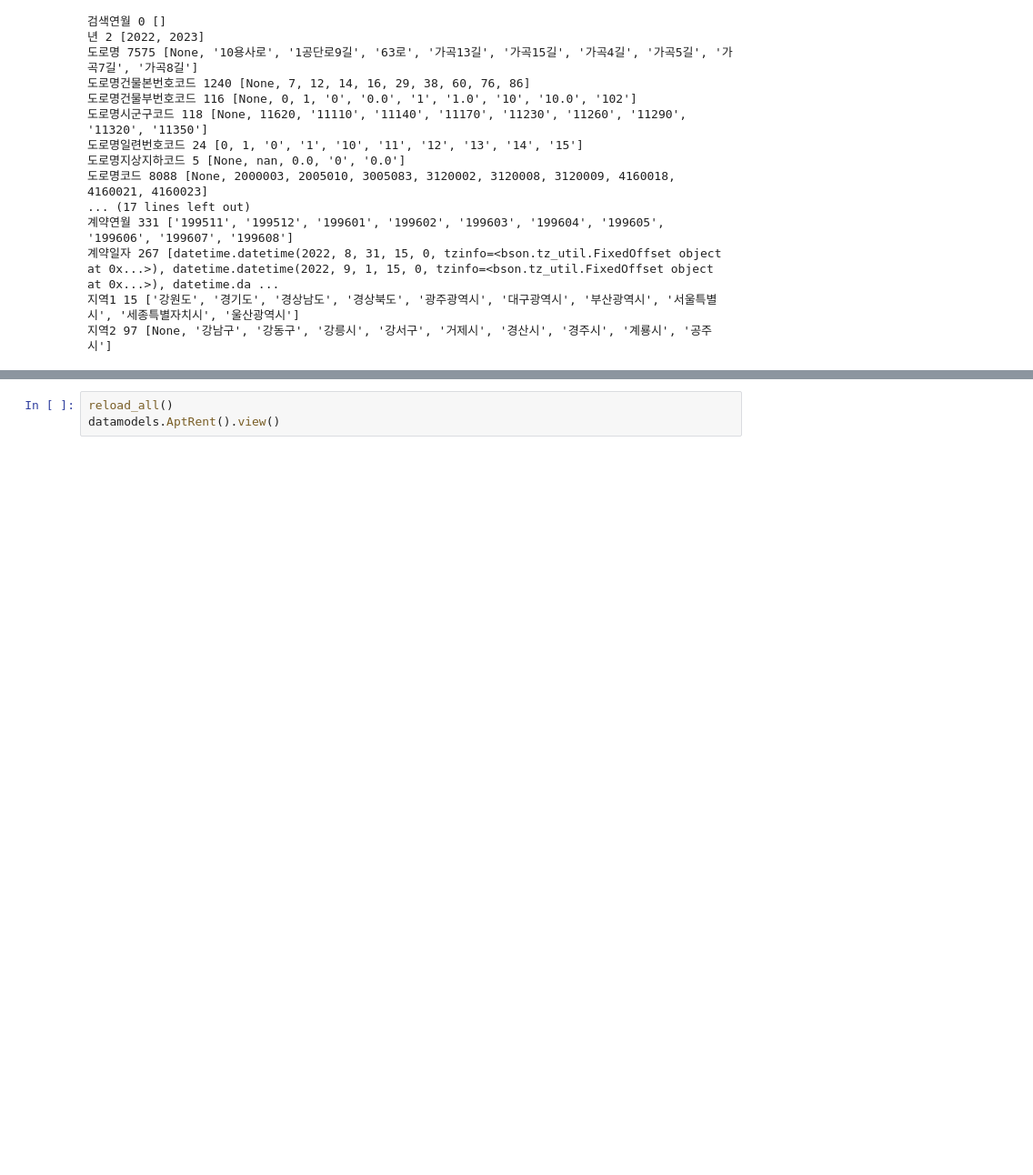
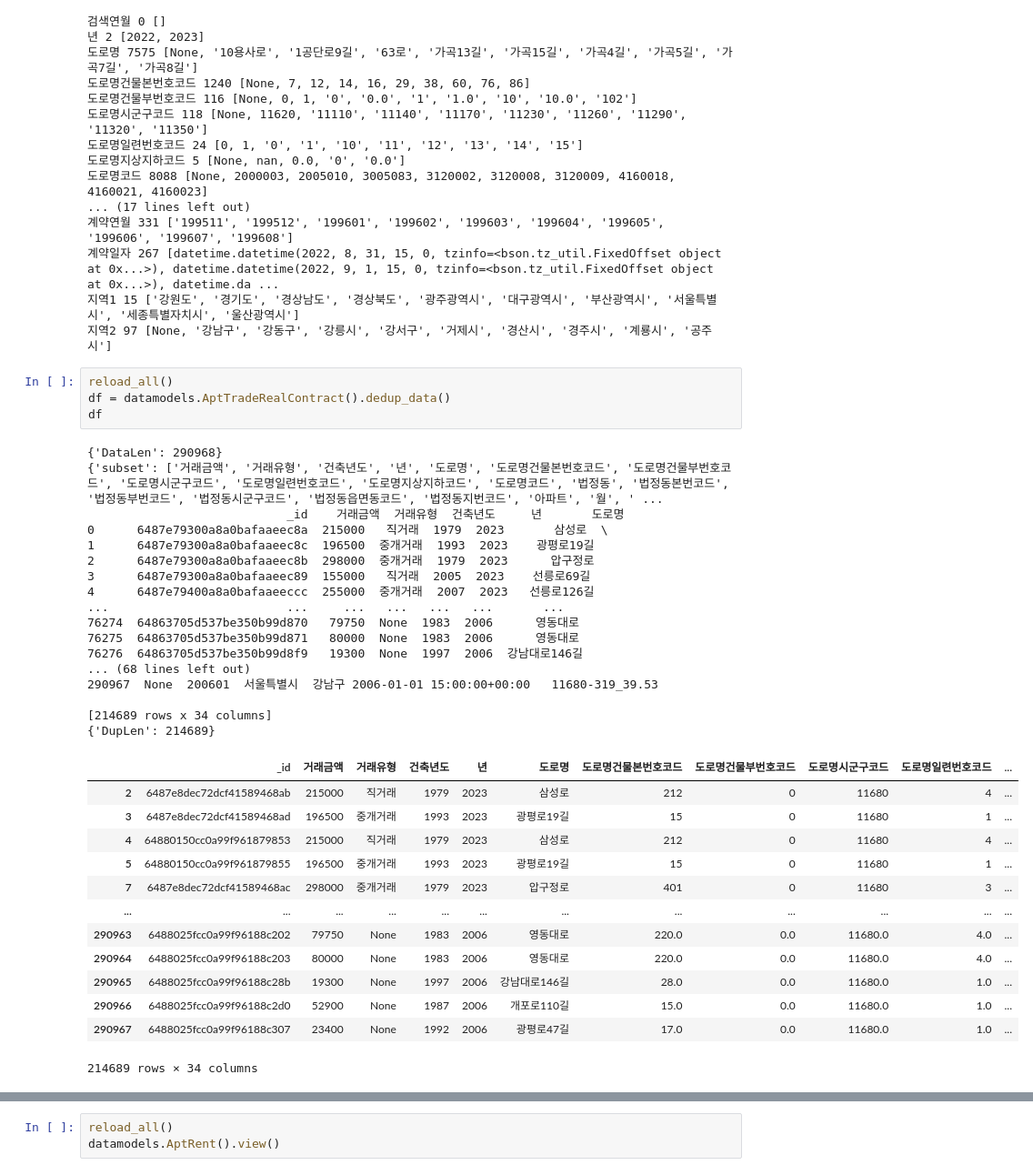
Before and after one commit to innovata/GovDataScience, a Jupyter notebook: jupyter/DataView.ipynb, the cells around one changed output, grey strips where cells are left out. Shown at 91% size. Drawn from its saved outputs; the diff is of its cells as text; blank space fills up the shorter version.

```diff
--- a/jupyter/DataView.ipynb
+++ b/jupyter/DataView.ipynb
@@ -130,3 +130,38 @@ datamodels.AptTradeRealContract().inspect()
 계약일자 267 [datetime.datetime(2022, 8, 31, 15, 0, tzinfo=<bson.tz_util.FixedOffset object at 0x...>), datetime.datetime(2022, 9, 1, 15, 0, tzinfo=<bson.tz_util.FixedOffset object at 0x...>), datetime.da ...
 지역1 15 ['강원도', '경기도', '경상남도', '경상북도', '광주광역시', '대구광역시', '부산광역시', '서울특별시', '세종특별자치시', '울산광역시']
 지역2 97 [None, '강남구', '강동구', '강릉시', '강서구', '거제시', '경산시', '경주시', '계룡시', '공주시']
+# %%
+reload_all()
+df = datamodels.AptTradeRealContract().dedup_data()
+df
+# %% [output]
+{'DataLen': 290968}
+{'subset': ['거래금액', '거래유형', '건축년도', '년', '도로명', '도로명건물본번호코드', '도로명건물부번호코드', '도로명시군구코드', '도로명일련번호코드', '도로명지상지하코드', '도로명코드', '법정동', '법정동본번코드', '법정동부번코드', '법정동시군구코드', '법정동읍면동코드', '법정동지번코드', '아파트', '월', ' ...
+                            _id    거래금액  거래유형  건축년도     년       도로명
+0      6487e79300a8a0bafaaeec8a  215000   직거래  1979  2023       삼성로  \
+1      6487e79300a8a0bafaaeec8c  196500  중개거래  1993  2023    광평로19길
+2      6487e79300a8a0bafaaeec8b  298000  중개거래  1979  2023      압구정로
+3      6487e79300a8a0bafaaeec89  155000   직거래  2005  2023    선릉로69길
+4      6487e79400a8a0bafaaeeccc  255000  중개거래  2007  2023   선릉로126길
+...                         ...     ...   ...   ...   ...       ...
+76274  64863705d537be350b99d870   79750  None  1983  2006      영동대로
+76275  64863705d537be350b99d871   80000  None  1983  2006      영동대로
+76276  64863705d537be350b99d8f9   19300  None  1997  2006  강남대로146길
+... (68 lines left out)
+290967  None  200601  서울특별시  강남구 2006-01-01 15:00:00+00:00   11680-319_39.53
+
+[214689 rows x 34 columns]
+{'DupLen': 214689}
+|  | _id | 거래금액 | 거래유형 | 건축년도 | 년 | 도로명 | 도로명건물본번호코드 | 도로명건물부번호코드 | 도로명시군구코드 | 도로명일련번호코드 | ... |
+| 2 | 6487e8dec72dcf41589468ab | 215000 | 직거래 | 1979 | 2023 | 삼성로 | 212 | 0 | 11680 | 4 | ... |
+| 3 | 6487e8dec72dcf41589468ad | 196500 | 중개거래 | 1993 | 2023 | 광평로19길 | 15 | 0 | 11680 | 1 | ... |
+| 4 | 64880150cc0a99f961879853 | 215000 | 직거래 | 1979 | 2023 | 삼성로 | 212 | 0 | 11680 | 4 | ... |
+| 5 | 64880150cc0a99f961879855 | 196500 | 중개거래 | 1993 | 2023 | 광평로19길 | 15 | 0 | 11680 | 1 | ... |
+| 7 | 6487e8dec72dcf41589468ac | 298000 | 중개거래 | 1979 | 2023 | 압구정로 | 401 | 0 | 11680 | 3 | ... |
+| ... | ... | ... | ... | ... | ... | ... | ... | ... | ... | ... | ... |
+| 290963 | 6488025fcc0a99f96188c202 | 79750 | None | 1983 | 2006 | 영동대로 | 220.0 | 0.0 | 11680.0 | 4.0 | ... |
+| 290964 | 6488025fcc0a99f96188c203 | 80000 | None | 1983 | 2006 | 영동대로 | 220.0 | 0.0 | 11680.0 | 4.0 | ... |
+| 290965 | 6488025fcc0a99f96188c28b | 19300 | None | 1997 | 2006 | 강남대로146길 | 28.0 | 0.0 | 11680.0 | 1.0 | ... |
+| 290966 | 6488025fcc0a99f96188c2d0 | 52900 | None | 1987 | 2006 | 개포로110길 | 15.0 | 0.0 | 11680.0 | 1.0 | ... |
+| 290967 | 6488025fcc0a99f96188c307 | 23400 | None | 1992 | 2006 | 광평로47길 | 17.0 | 0.0 | 11680.0 | 1.0 | ... |
+214689 rows × 34 columns
```
Also changed, not shown: parts of 5 cells of this notebook, 2 other files.
